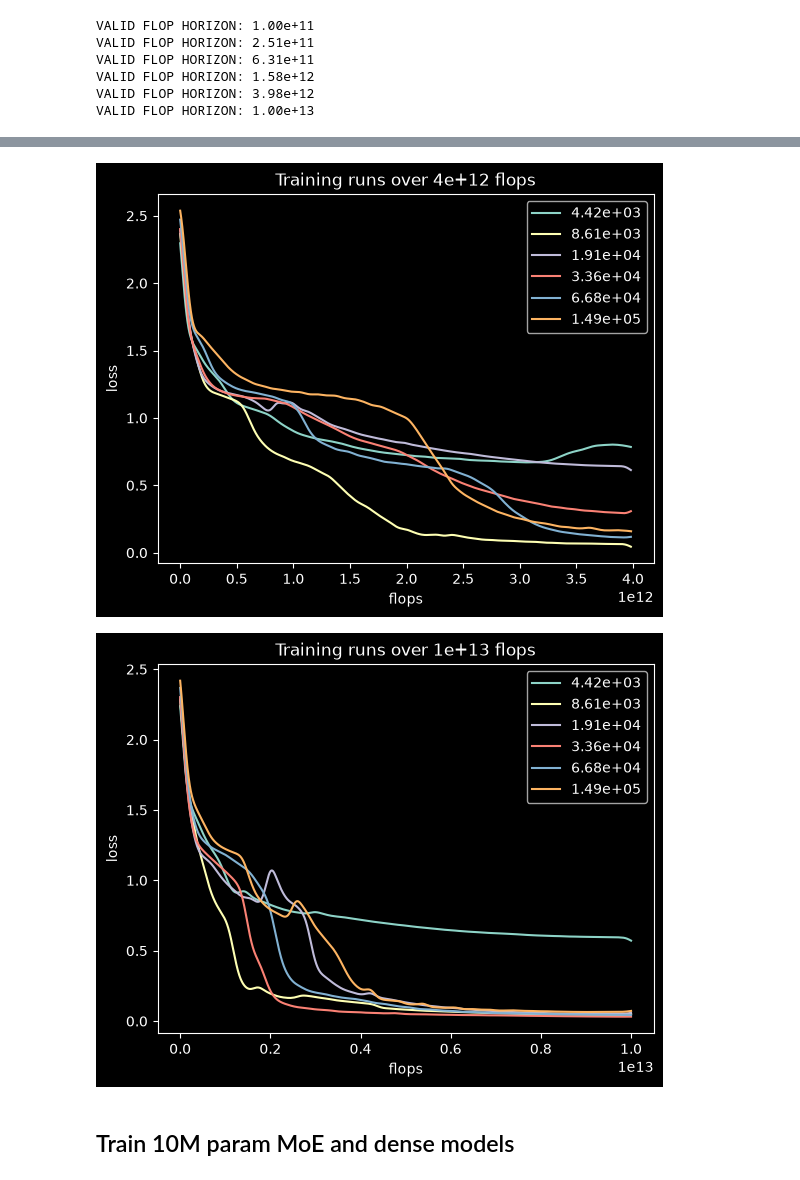
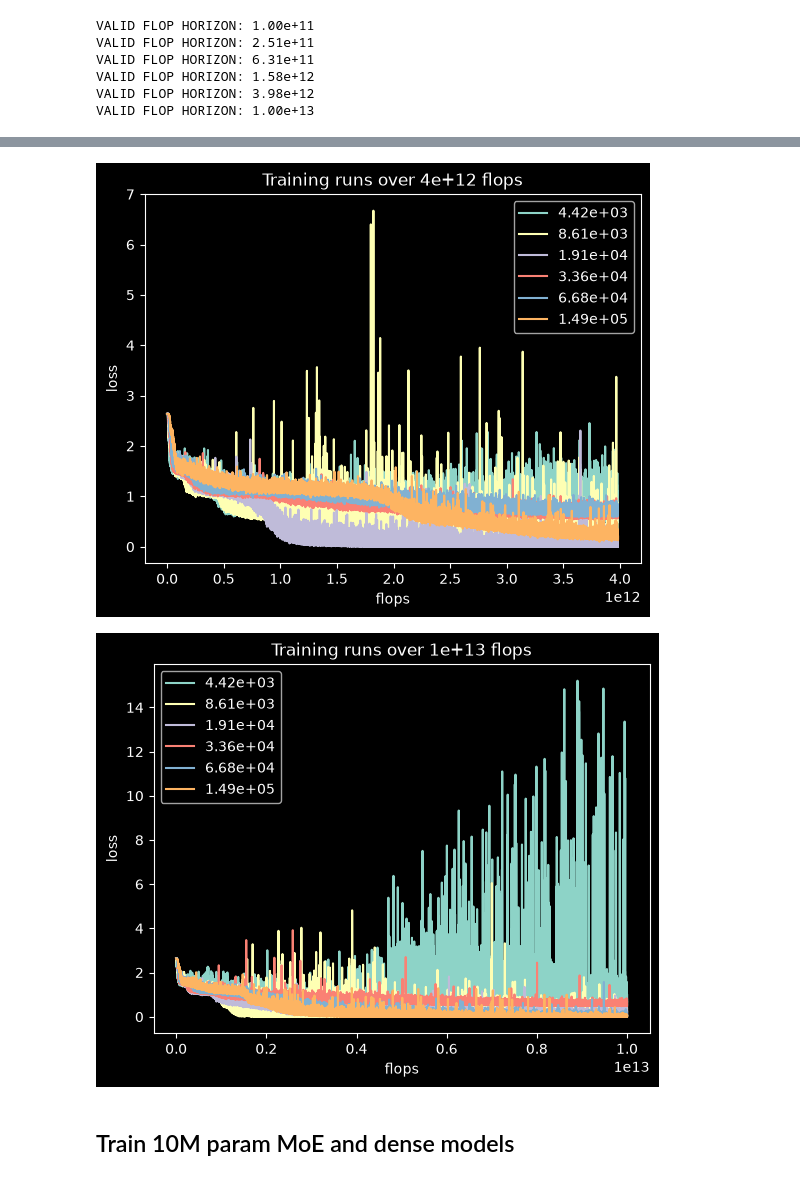
Before and after one commit to RahulBirCodes/blackboard, a Jupyter notebook: chinchilla-exercise/chinchilla_exercise.ipynb, the cells around one changed output, grey strips where cells are left out. Drawn from its saved outputs; the diff is of its cells as text; code cells hidden in the pictures.

```diff
--- a/chinchilla-exercise/chinchilla_exercise.ipynb
+++ b/chinchilla-exercise/chinchilla_exercise.ipynb
@@ -640,7 +658,14 @@ def train_model(model_config, training_config):
         decay_steps=training_config.steps - training_config.warmup_steps,
         end_value=training_config.min_lr
     )
-    opt = nnx.Optimizer(model, optax.adamw(learning_rate=lr_schedule), wrt=nnx.Param)
+    opt = nnx.Optimizer(
+        model,
+        optax.chain(
+            optax.clip_by_global_norm(1.0),
+            optax.adamw(learning_rate=lr_schedule)
+        ),
+        wrt=nnx.Param
+    )
     chunks = int(training_config.steps // training_config.chunk_size)
     # want exact FLOPS as counted and don't want to recompile with a different n
     assert training_config.steps % training_config.chunk_size == 0
@@ -667,7 +692,7 @@ def train_model(model_config, training_config):
 
         step = (c+1)*training_config.chunk_size
         if step % training_config.print_every == 0:
-          print(f'step: {step}, loss: {losses[-1]}')
+          print(f'step: {step}, loss: {losses[-1]}' + f', ce_loss: {ce_losses[-1]}, aux_loss: {aux_losses[-1]}' if model_config.moe_config else '')
 
     if model_config.moe_config:
         return losses, ce_losses, aux_losses
@@ -697,7 +722,7 @@ def round_training_steps_to_chunk_size(model_size, chunk_size, ideal_flops, bs,
     return rounded_steps, training_steps_to_flops(model_size, rounded_steps, bs, t)
 
 
-def build_training_configs(model_configs, chunk_size, bs, flops_horizon, load_bal_alpha, print_every=100):
+def build_training_configs(model_configs, chunk_size, bs, flops_horizon, load_bal_alpha, *, max_lr=1e-3, min_lr=1e-4, print_every=100):
     t_configs = []
     for m in model_configs:
         steps, flops = round_training_steps_to_chunk_size(
@@ -710,8 +735,8 @@ def build_training_configs(model_configs, chunk_size, bs, flops_horizon, load_ba
         print(f'model size: {m.size():1.2e} training for flops: {flops:1.2e} and steps: {steps}')
         t_configs.append(
             TrainingConfig(
-                max_lr=1e-3,
-                min_lr=1e-4,
+                max_lr=max_lr,
+                min_lr=min_lr,
                 steps=steps,
                 flops=flops,
                 warmup_steps=int(0.05*steps),
@@ -914,7 +939,7 @@ for f in FLOP_HORIZONS:
     print(f'{f:1.2e}')
 
 
-def build_grid_training_configs(model_configs, flop_horizons, chunk_size, bs, load_bal_alpha=0.0):
+def build_grid_training_configs(model_configs, flop_horizons, chunk_size, bs, load_bal_alpha=0.0, max_lr=1e-3, min_lr=1e-4):
     return [
         build_training_configs(
             model_configs,
@@ -922,7 +947,9 @@ def build_grid_training_configs(model_configs, flop_horizons, chunk_size, bs, lo
             bs,
             horizon,
             load_bal_alpha,
-            1000
+            print_every=1000,
+            max_lr=max_lr,
+            min_lr=min_lr
         )
         for horizon in flop_horizons
    ]
@@ -1454,7 +1484,7 @@ MOE_TRAINING_CONFIGS = build_grid_training_configs(
     FLOP_HORIZONS,
     CHUNK_SIZE,
     BS,
-    load_bal_alpha=1e-2
+    load_bal_alpha=1e-2,
 )
 # %% [output]
 model size: 4.42e+03 training for flops: 1.00e+11 and steps: 13880
@@ -1548,6 +1579,6 @@ D_opt power: 0.9752238988876343
 # %%
 for i in range(len(MOE_TRAINING_CONFIGS)):
     ts = MOE_TRAINING_CONFIGS[i]
-    losses = smoothed_valid_moe_loss_grid[i]
+    losses = moe_ce_loss_grid[i]
     plot_losses(MOE_MODEL_CONFIGS, ts, losses)
 # %% [output]
@@ -1558,5 +1589,5 @@ for i in range(len(MOE_TRAINING_CONFIGS)):
-[figure, old version]
+[figure, new version]
-[figure, old version]
+[figure, new version]
 # %% [markdown]
 ## Train 10M param MoE and dense models
 # %%
```
Also changed, not shown: parts of 12 cells of this notebook.
